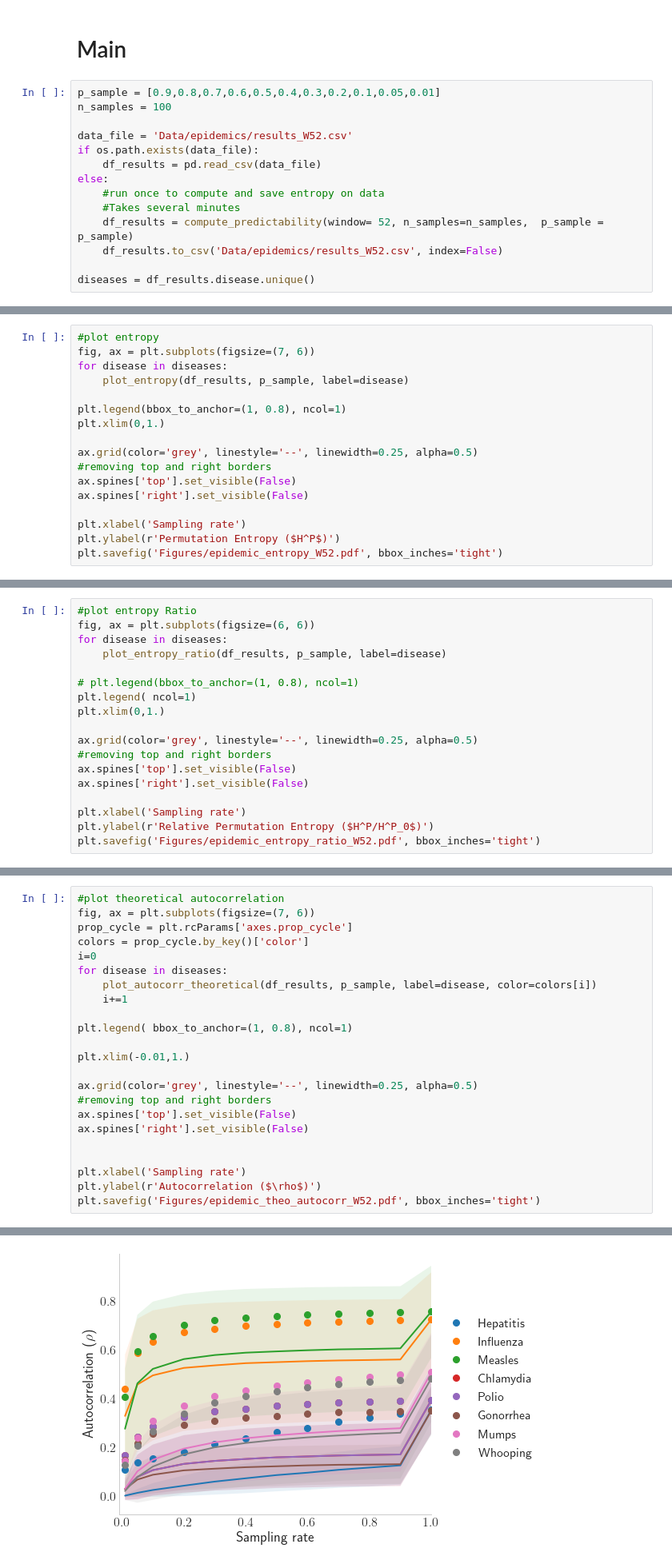
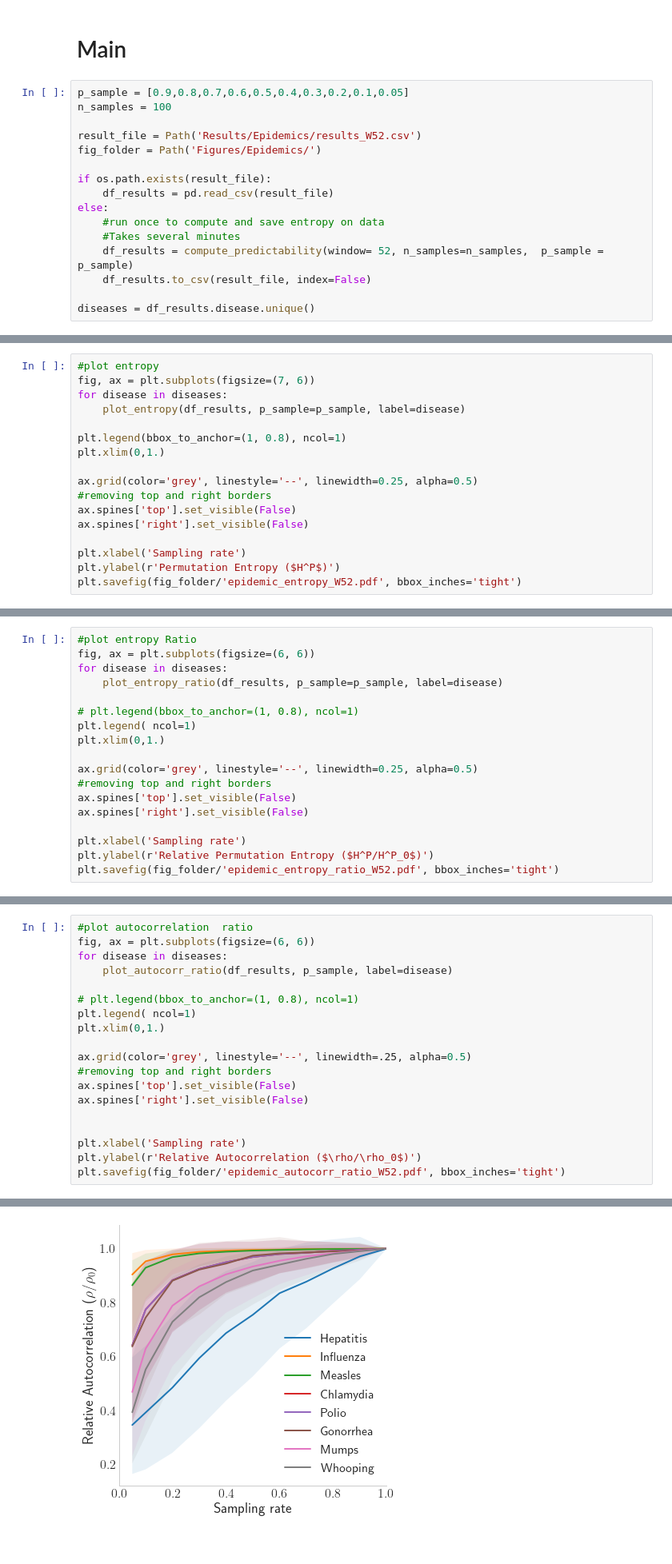
Before and after one commit to aabeliuk/Predictability-partially-observed, a Jupyter notebook: Epidemics.ipynb, the cells around one changed output, grey strips where cells are left out. Shown at 80% size. Cells and saved outputs as stored; diff of their text form.

Commit message:
epidemics source code finished

```diff
--- a/Epidemics.ipynb
+++ b/Epidemics.ipynb
@@ -201,16 +307,18 @@ def compute_predictability(window= 52, n_samples=100, p_sample = [0.9,0.8,0.7,0.
 # %% [markdown]
 # Main
 # %%
-p_sample = [0.9,0.8,0.7,0.6,0.5,0.4,0.3,0.2,0.1,0.05,0.01]
+p_sample = [0.9,0.8,0.7,0.6,0.5,0.4,0.3,0.2,0.1,0.05]
 n_samples = 100
 
-data_file = 'Data/epidemics/results_W52.csv'
-if os.path.exists(data_file):
-    df_results = pd.read_csv(data_file)
+result_file = Path('Results/Epidemics/results_W52.csv')
+fig_folder = Path('Figures/Epidemics/')
+
+if os.path.exists(result_file):
+    df_results = pd.read_csv(result_file)
 else:
     #run once to compute and save entropy on data
     #Takes several minutes
     df_results = compute_predictability(window= 52, n_samples=n_samples,  p_sample = p_sample)
-    df_results.to_csv('Data/epidemics/results_W52.csv', index=False)
+    df_results.to_csv(result_file, index=False)
 
 diseases = df_results.disease.unique()
@@ -244,7 +340,7 @@ df_results.head()
 #plot entropy
 fig, ax = plt.subplots(figsize=(7, 6))
 for disease in diseases:
-    plot_entropy(df_results, p_sample, label=disease)
+    plot_entropy(df_results, p_sample=p_sample, label=disease)
 
 plt.legend(bbox_to_anchor=(1, 0.8), ncol=1)
 plt.xlim(0,1.)
@@ -256,5 +352,5 @@ ax.spines['right'].set_visible(False)
 
 plt.xlabel('Sampling rate')
 plt.ylabel(r'Permutation Entropy ($H^P$)')
-plt.savefig('Figures/epidemic_entropy_W52.pdf', bbox_inches='tight')
+plt.savefig(fig_folder/'epidemic_entropy_W52.pdf', bbox_inches='tight')
 # %% [output]
@@ -263,7 +359,7 @@ plt.savefig('Figures/epidemic_entropy_W52.pdf', bbox_inches='tight')
 #plot entropy Ratio
 fig, ax = plt.subplots(figsize=(6, 6))
 for disease in diseases:
-    plot_entropy_ratio(df_results, p_sample, label=disease)
+    plot_entropy_ratio(df_results, p_sample=p_sample, label=disease)
 
 # plt.legend(bbox_to_anchor=(1, 0.8), ncol=1)
 plt.legend( ncol=1)
@@ -276,7 +372,7 @@ ax.spines['right'].set_visible(False)
 
 plt.xlabel('Sampling rate')
 plt.ylabel(r'Relative Permutation Entropy ($H^P/H^P_0$)')
-plt.savefig('Figures/epidemic_entropy_ratio_W52.pdf', bbox_inches='tight')
+plt.savefig(fig_folder/'epidemic_entropy_ratio_W52.pdf', bbox_inches='tight')
 # %% [output]
 A value is trying to be set on a copy of a slice from a DataFrame.
 Try using .loc[row_indexer,col_indexer] = value instead
@@ -308,26 +404,22 @@ plt.savefig('Figures/epidemic_autocorr_W52.pdf', bbox_inches='tight')
 # %%
-#plot theoretical autocorrelation
-fig, ax = plt.subplots(figsize=(7, 6))
-prop_cycle = plt.rcParams['axes.prop_cycle']
-colors = prop_cycle.by_key()['color']
-i=0
+#plot autocorrelation  ratio
+fig, ax = plt.subplots(figsize=(6, 6))
 for disease in diseases:
-    plot_autocorr_theoretical(df_results, p_sample, label=disease, color=colors[i])
-    i+=1
+    plot_autocorr_ratio(df_results, p_sample, label=disease)
 
-plt.legend( bbox_to_anchor=(1, 0.8), ncol=1)
+# plt.legend(bbox_to_anchor=(1, 0.8), ncol=1)
+plt.legend( ncol=1)
+plt.xlim(0,1.)
 
-plt.xlim(-0.01,1.)
-
-ax.grid(color='grey', linestyle='--', linewidth=0.25, alpha=0.5)
+ax.grid(color='grey', linestyle='--', linewidth=.25, alpha=0.5)
 #removing top and right borders
 ax.spines['top'].set_visible(False)
 ax.spines['right'].set_visible(False)
 
 
 plt.xlabel('Sampling rate')
-plt.ylabel(r'Autocorrelation ($\rho$)')
-plt.savefig('Figures/epidemic_theo_autocorr_W52.pdf', bbox_inches='tight')
+plt.ylabel(r'Relative Autocorrelation ($\rho/\rho_0$)')
+plt.savefig(fig_folder/'epidemic_autocorr_ratio_W52.pdf', bbox_inches='tight')
 # %% [output]
 A value is trying to be set on a copy of a slice from a DataFrame.
 Try using .loc[row_indexer,col_indexer] = value instead
@@ -337,2 +429,2 @@ See the caveats in the documentation: https://pandas.pydata.org/pandas-docs/stab
-[figure, old version]
+[figure, new version]
 # %%
```
Also changed, not shown: parts of 20 cells of this notebook, 8 other files.
